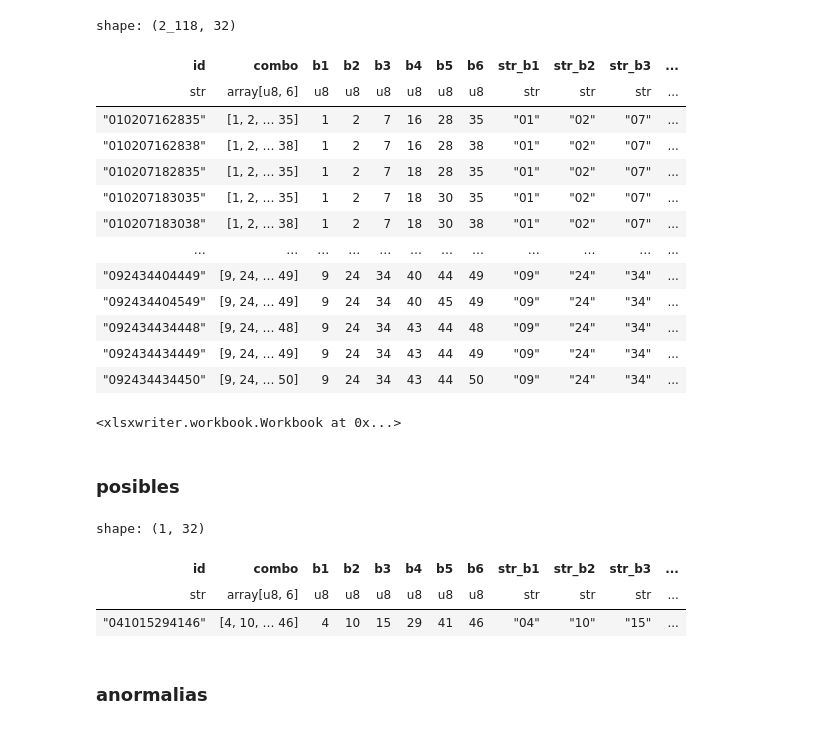
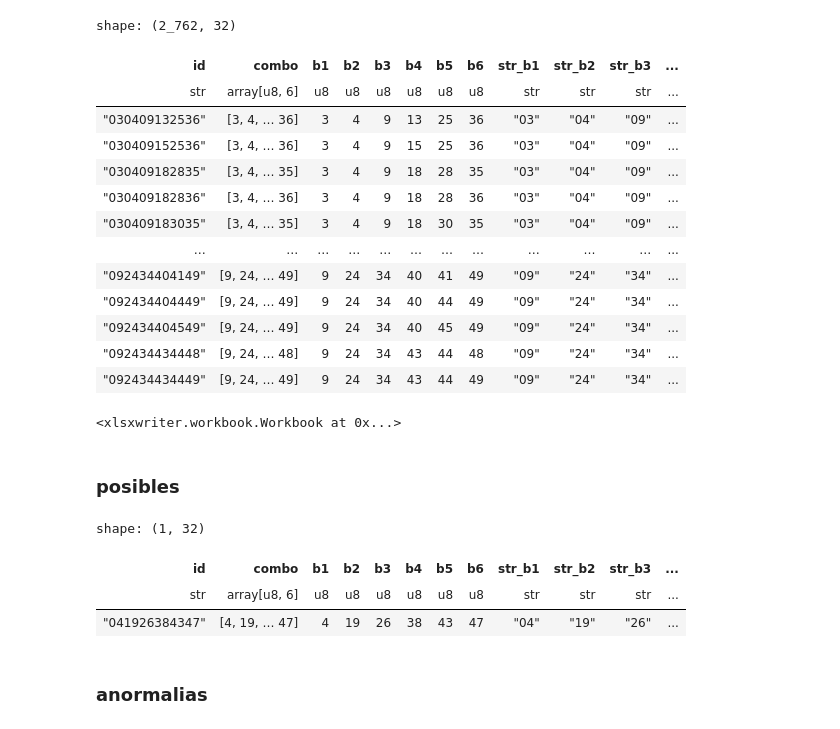
Before and after one commit to coins5/tinkapp.v4, a Jupyter notebook: explore_bolillas_v4_TNK.ipynb, the cells around one changed output. Saved outputs shown, nothing was run; the diff lists cells and outputs as text; code cells hidden in the pictures.

```diff
--- a/explore_bolillas_v4_TNK.ipynb
+++ b/explore_bolillas_v4_TNK.ipynb
@@ -852,7 +852,7 @@ last_jsum = list(set(dfRows[0:10]["jsum"].to_list()))
 
 df_possible = df_Orows.filter(
   # pl.col("str_b1").is_in(["10", "11", "12", "13", "14", "15", "16"]),
-  pl.col("str_b1").is_in(["01", "03", "04", "09"]),
+  pl.col("str_b1").is_in(["03", "04", "09"]),
   # pl.col("str_b1").is_in(possible_b1),
   # pl.col("str_b2").is_in(possible_b2),
   # pl.col("str_b3").is_in(possible_b3),
@@ -905,47 +905,47 @@ df_possible = df_Orows.filter(
   pl.col("evens_count").is_in(["3", "2", "4"]),
   pl.col("odds_count").is_in(["3", "4", "2"]),
 
   # pl.col("jsum").is_in(jsums[0:15]),
   pl.col("jdiff").is_in(["5", "4"]),
   pl.col("j1") != pl.col("j2"),
   pl.col("j2") != pl.col("j3"),
   pl.col("j3") != pl.col("j4"),
   pl.col("j4") != pl.col("j5"),
 
 
 
   ~pl.col("j1").is_in(last_j1),
   ~pl.col("j2").is_in(last_j2),
   ~pl.col("j3").is_in(last_j3),
   ~pl.col("j4").is_in(last_j4),
   ~pl.col("j5").is_in(last_j5),
   ~pl.col("jsum").is_in(last_jsum)
 )
 
 
 
 display(df_possible)
 
 from datetime import date
 today = date.today()
-ddmmyyyy = today.strftime("%d%m%Y")
+yyyymmdd = today.strftime("%Y%m%d")
 
-df_possible.write_excel(f"./df_possible_v4_{ddmmyyyy}.xlsx")
+df_possible.write_excel(f"./df_possible_v4_{yyyymmdd}.xlsx")
 # %% [output]
-shape: (2_118, 32)
+shape: (2_762, 32)
 | id | combo | b1 | b2 | b3 | b4 | b5 | b6 | str_b1 | str_b2 | str_b3 | ... |
 | str | array[u8, 6] | u8 | u8 | u8 | u8 | u8 | u8 | str | str | str | ... |
-| "010207162835" | [1, 2, … 35] | 1 | 2 | 7 | 16 | 28 | 35 | "01" | "02" | "07" | ... |
-| "010207162838" | [1, 2, … 38] | 1 | 2 | 7 | 16 | 28 | 38 | "01" | "02" | "07" | ... |
-| "010207182835" | [1, 2, … 35] | 1 | 2 | 7 | 18 | 28 | 35 | "01" | "02" | "07" | ... |
-| "010207183035" | [1, 2, … 35] | 1 | 2 | 7 | 18 | 30 | 35 | "01" | "02" | "07" | ... |
-| "010207183038" | [1, 2, … 38] | 1 | 2 | 7 | 18 | 30 | 38 | "01" | "02" | "07" | ... |
+| "030409132536" | [3, 4, … 36] | 3 | 4 | 9 | 13 | 25 | 36 | "03" | "04" | "09" | ... |
+| "030409152536" | [3, 4, … 36] | 3 | 4 | 9 | 15 | 25 | 36 | "03" | "04" | "09" | ... |
+| "030409182835" | [3, 4, … 35] | 3 | 4 | 9 | 18 | 28 | 35 | "03" | "04" | "09" | ... |
+| "030409182836" | [3, 4, … 36] | 3 | 4 | 9 | 18 | 28 | 36 | "03" | "04" | "09" | ... |
+| "030409183035" | [3, 4, … 35] | 3 | 4 | 9 | 18 | 30 | 35 | "03" | "04" | "09" | ... |
 | … | … | … | … | … | … | … | … | … | … | … | ... |
+| "092434404149" | [9, 24, … 49] | 9 | 24 | 34 | 40 | 41 | 49 | "09" | "24" | "34" | ... |
 | "092434404449" | [9, 24, … 49] | 9 | 24 | 34 | 40 | 44 | 49 | "09" | "24" | "34" | ... |
 | "092434404549" | [9, 24, … 49] | 9 | 24 | 34 | 40 | 45 | 49 | "09" | "24" | "34" | ... |
 | "092434434448" | [9, 24, … 48] | 9 | 24 | 34 | 43 | 44 | 48 | "09" | "24" | "34" | ... |
 | "092434434449" | [9, 24, … 49] | 9 | 24 | 34 | 43 | 44 | 49 | "09" | "24" | "34" | ... |
-| "092434434450" | [9, 24, … 50] | 9 | 24 | 34 | 43 | 44 | 50 | "09" | "24" | "34" | ... |
 <xlsxwriter.workbook.Workbook at 0x...>
 # %% [markdown]
 ### posibles
@@ -956,7 +956,7 @@ df_possible.sample(n=1)
 shape: (1, 32)
 | id | combo | b1 | b2 | b3 | b4 | b5 | b6 | str_b1 | str_b2 | str_b3 | ... |
 | str | array[u8, 6] | u8 | u8 | u8 | u8 | u8 | u8 | str | str | str | ... |
-| "041015294146" | [4, 10, … 46] | 4 | 10 | 15 | 29 | 41 | 46 | "04" | "10" | "15" | ... |
+| "041926384347" | [4, 19, … 47] | 4 | 19 | 26 | 38 | 43 | 47 | "04" | "19" | "26" | ... |
 # %% [markdown]
 ### anormalias
 # %%
```
Also changed, not shown: parts of 14 cells of this notebook, 11 other files.
